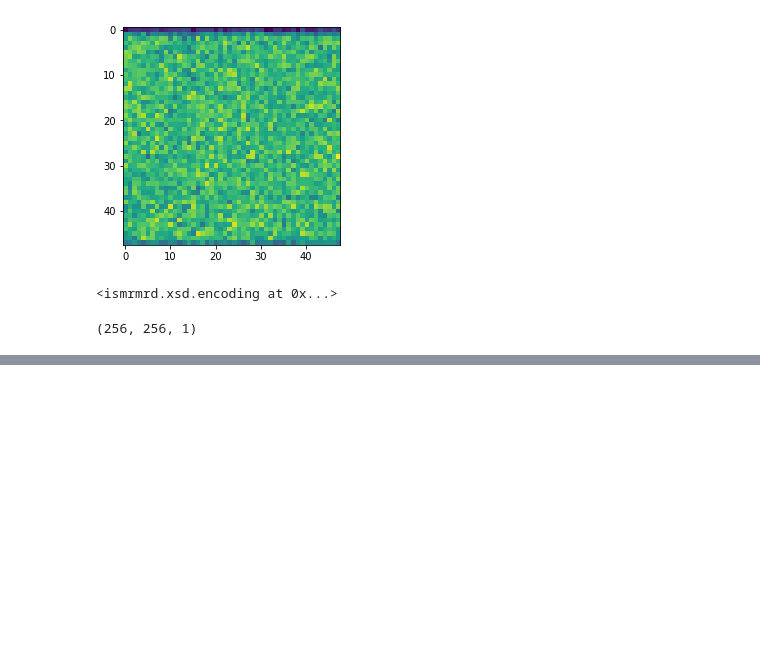
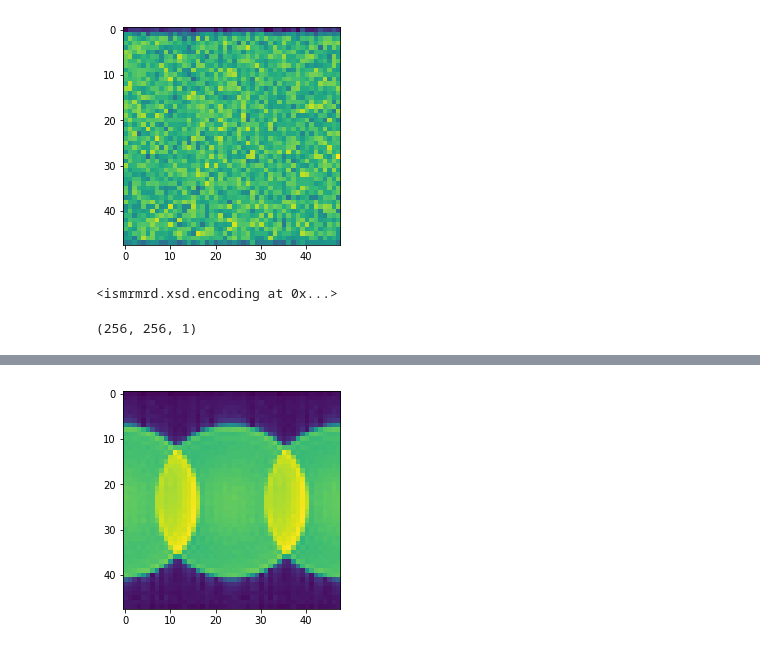
Before and after one commit to ismrmrd/ge_to_ismrmrd, a Jupyter notebook: sampleData/notebooks/basicISMRMRDPythonImportAndRecon.ipynb, the cells around one changed output, grey strips where cells are left out. Drawn from its saved outputs; the diff is of its cells as text; code cells hidden in the pictures; blank space fills up the shorter version.

```diff
--- a/sampleData/notebooks/basicISMRMRDPythonImportAndRecon.ipynb
+++ b/sampleData/notebooks/basicISMRMRDPythonImportAndRecon.ipynb
@@ -95,0 +117,7 @@ rNx, rNy, rNz
+# %%
+for t in range(1):
+   for s in range (1):
+      reconnedImage = np.sqrt(np.sum((abs(imageSpace[:, :, :, s, t])), axis=0))
+      plt.imshow(reconnedImage)
+# %% [output]
+[figure, added]
```
Also changed, not shown: parts of 7 cells of this notebook.
